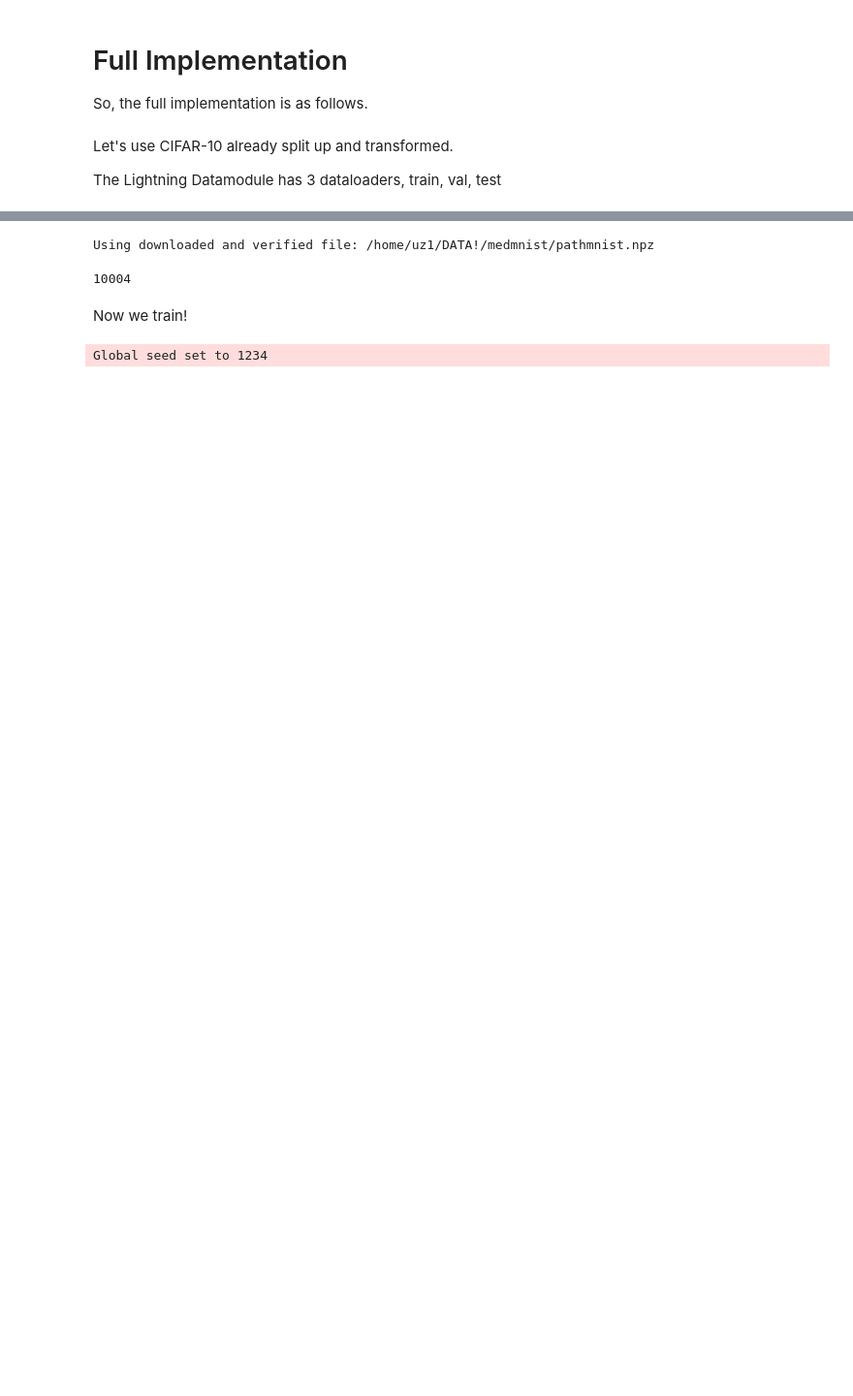
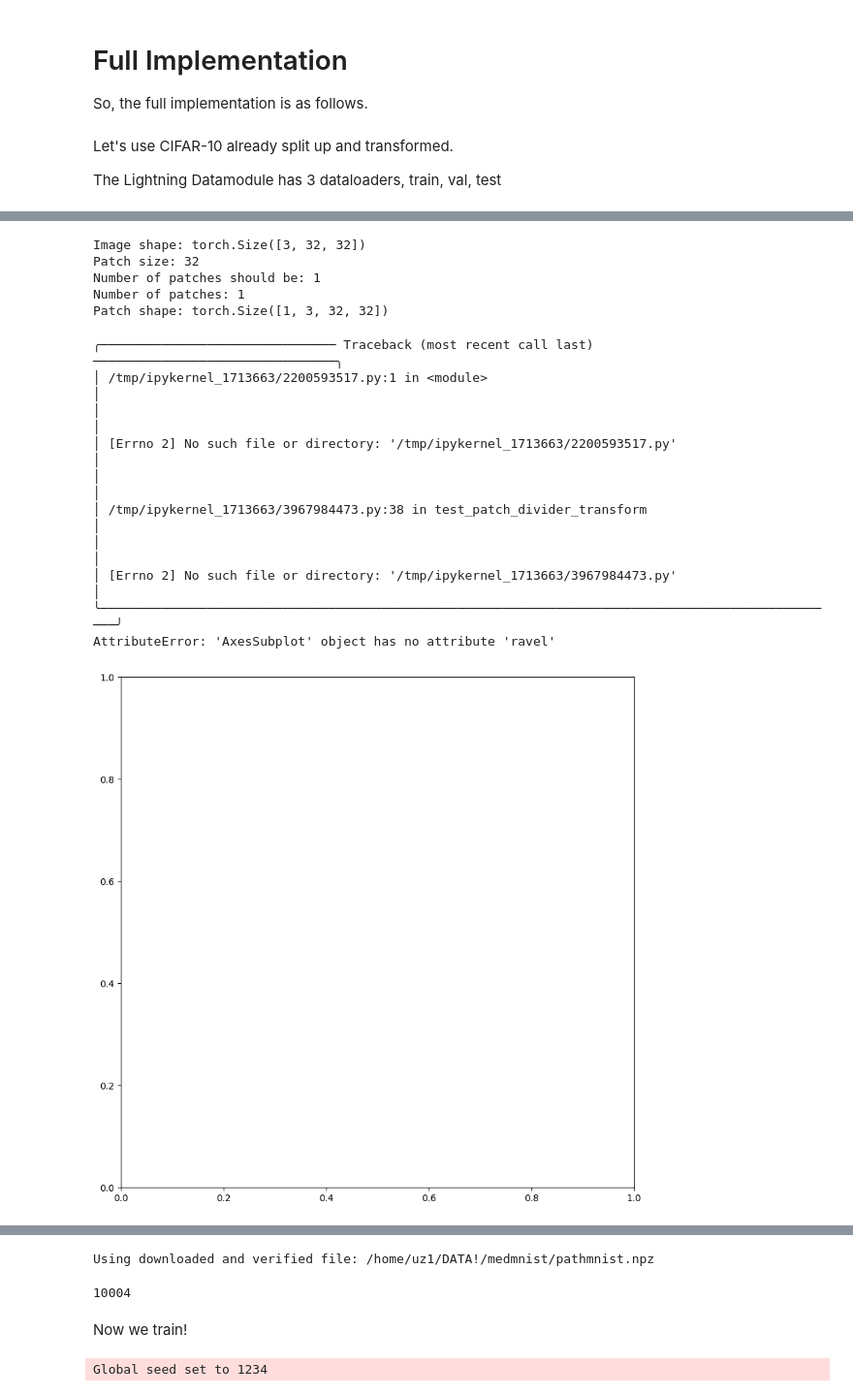
Before and after one commit to usama13o/GCNs, a Jupyter notebook: VAE_implementation_in_PyTorch_Lightning.ipynb, the cells around one changed output, grey strips where cells are left out. Shown at 97% size. Cells and saved outputs as stored; diff of their text form; code cells hidden in the pictures; blank space fills up the shorter version.

```diff
--- a/VAE_implementation_in_PyTorch_Lightning.ipynb
+++ b/VAE_implementation_in_PyTorch_Lightning.ipynb
@@ -1037,3 +1136,22 @@ Dataset PathMNIST (pathmnist)
+# %%
+test_patch_divider_transform(tra(img[1]),p_z=32) # tra is a transform to PIL image and img is a tensor of patches
+# %% [output]
+Image shape: torch.Size([3, 32, 32])
+Patch size: 32
+Number of patches should be: 1
+Number of patches: 1
+Patch shape: torch.Size([1, 3, 32, 32])
+╭─────────────────────────────── Traceback (most recent call last) ────────────────────────────────╮
+│ /tmp/ipykernel_1713663/2200593517.py:1 in <module>                                               │
+│                                                                                                  │
+│ [Errno 2] No such file or directory: '/tmp/ipykernel_1713663/2200593517.py'                      │
+│                                                                                                  │
+│ /tmp/ipykernel_1713663/3967984473.py:38 in test_patch_divider_transform                          │
+│                                                                                                  │
+│ [Errno 2] No such file or directory: '/tmp/ipykernel_1713663/3967984473.py'                      │
+╰──────────────────────────────────────────────────────────────────────────────────────────────────╯
+AttributeError: 'AxesSubplot' object has no attribute 'ravel'
+[figure, added]
 # %%
 data.montage()
 # %% [output]
```
Also changed, not shown: parts of 78 cells of this notebook, 9 other files.
